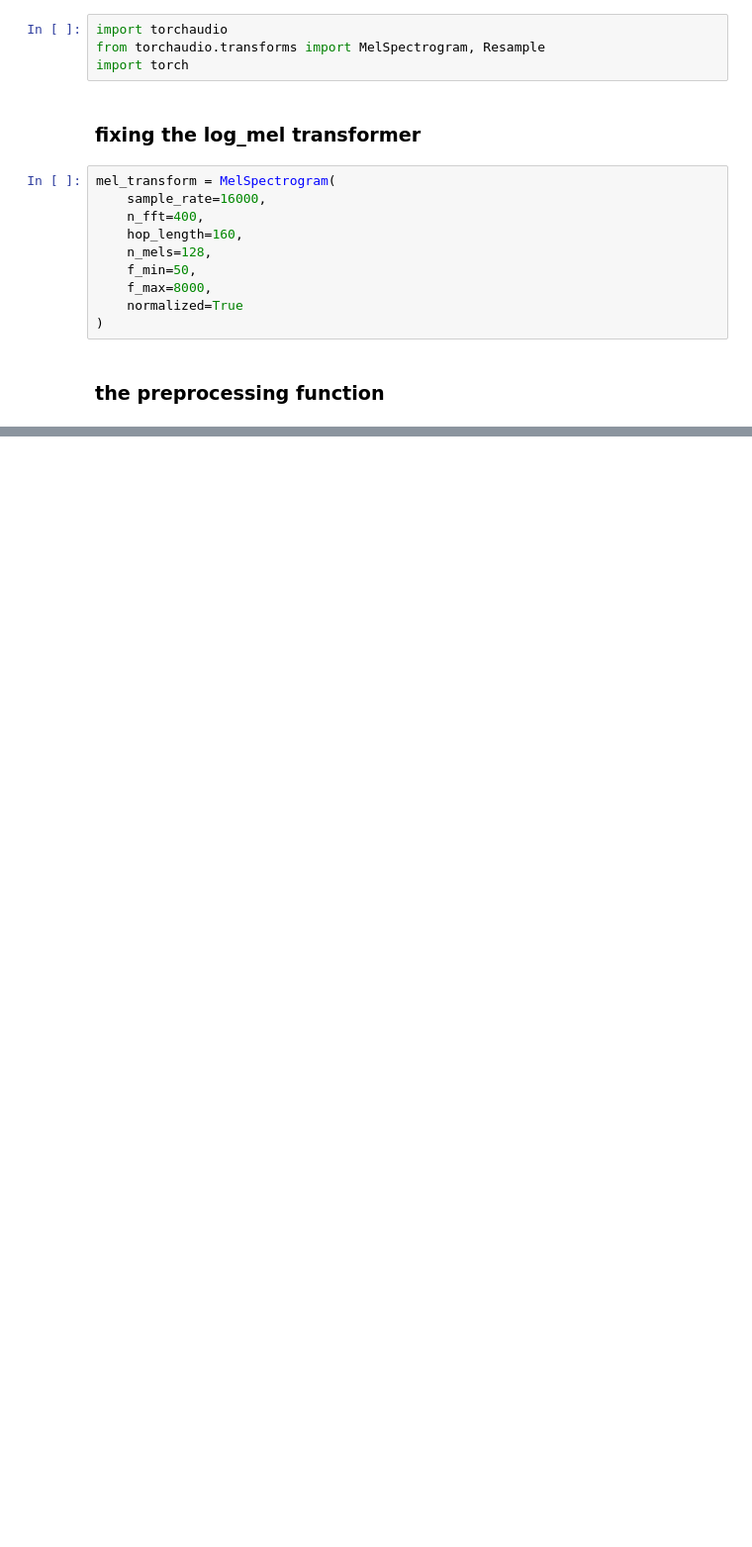
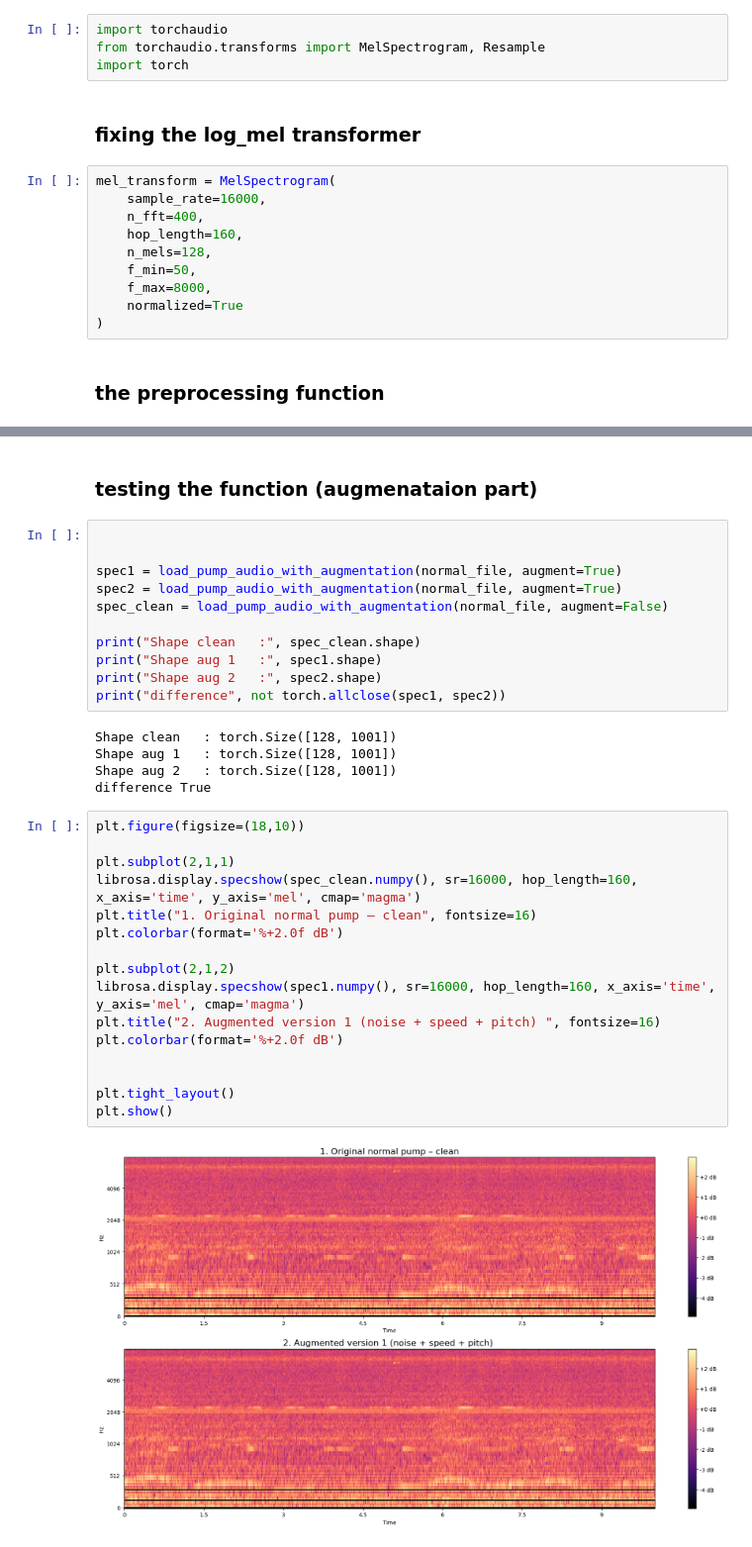
Before and after one commit to meli20002/Industrial-Sound-Anomaly-Detection-using-Transformers, a Jupyter notebook: notebook.ipynb, the cells around one changed output, grey strips where cells are left out. Shown at 99% size. Drawn from its saved outputs; the diff is of its cells as text; blank space fills up the shorter version.

Commit message:
adding preprocessing function (+augmentation) and visually testing the differenece

```diff
--- a/notebook.ipynb
+++ b/notebook.ipynb
@@ -531,0 +570,36 @@ mel_transform = MelSpectrogram(
+# %% [markdown]
+### testing the function (augmenataion part)
+# %%
+
+
+spec1 = load_pump_audio_with_augmentation(normal_file, augment=True)
+spec2 = load_pump_audio_with_augmentation(normal_file, augment=True)
+spec_clean = load_pump_audio_with_augmentation(normal_file, augment=False)
+
+print("Shape clean   :", spec_clean.shape)
+print("Shape aug 1   :", spec1.shape)
+print("Shape aug 2   :", spec2.shape)
+print("difference", not torch.allclose(spec1, spec2))
+# %% [output]
+Shape clean   : torch.Size([128, 1001])
+Shape aug 1   : torch.Size([128, 1001])
+Shape aug 2   : torch.Size([128, 1001])
+difference True
+# %%
+plt.figure(figsize=(18,10))
+
+plt.subplot(2,1,1)
+librosa.display.specshow(spec_clean.numpy(), sr=16000, hop_length=160, x_axis='time', y_axis='mel', cmap='magma')
+plt.title("1. Original normal pump – clean", fontsize=16)
+plt.colorbar(format='%+2.0f dB')
+
+plt.subplot(2,1,2)
+librosa.display.specshow(spec1.numpy(), sr=16000, hop_length=160, x_axis='time', y_axis='mel', cmap='magma')
+plt.title("2. Augmented version 1 (noise + speed + pitch) ", fontsize=16)
+plt.colorbar(format='%+2.0f dB')
+
+
+plt.tight_layout()
+plt.show()
+# %% [output]
+[figure, added]
```
Also changed, not shown: parts of 7 cells of this notebook.
